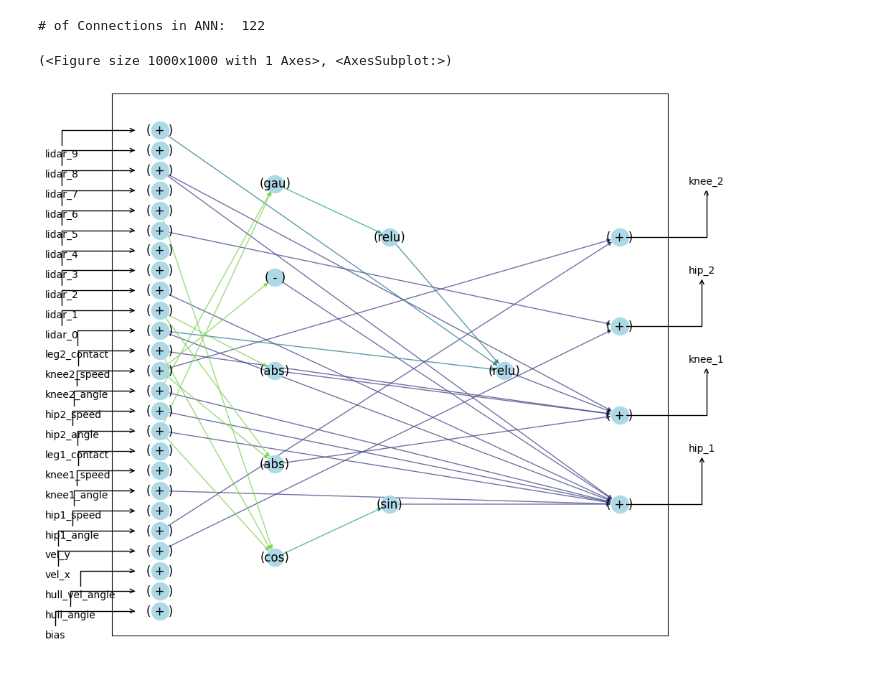
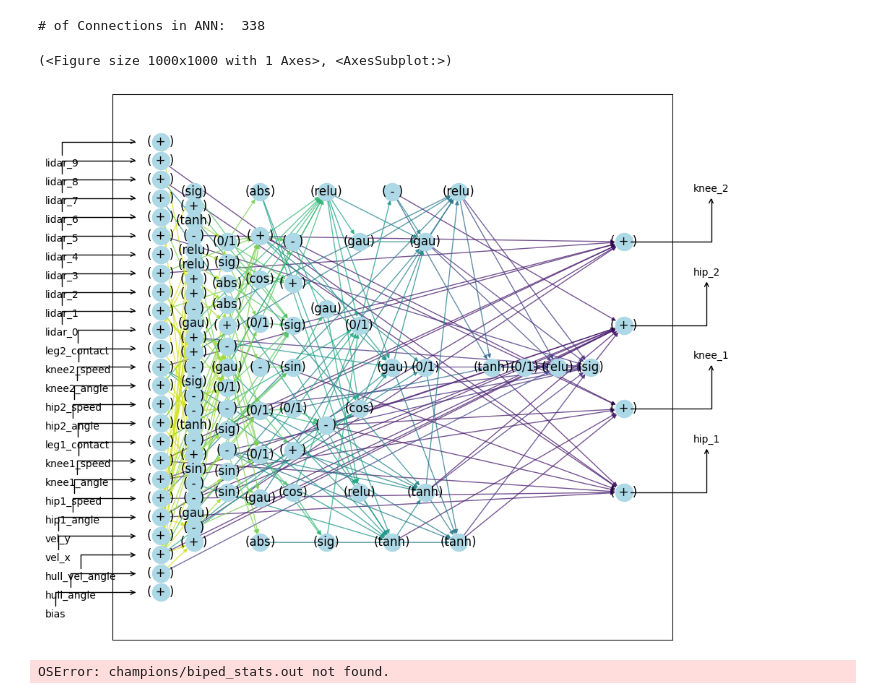
Before and after one commit to yurilavinas/brain-tokyo-workshop, a Jupyter notebook: WANNRelease/prettyNeatWann/Visualization.ipynb, the cells around one changed output. Saved outputs shown, nothing was run; the diff lists cells and outputs as text; code cells hidden in the pictures.

Commit message:
improving best

```diff
--- a/WANNRelease/prettyNeatWann/Visualization.ipynb
+++ b/WANNRelease/prettyNeatWann/Visualization.ipynb
@@ -5,11 +5,11 @@ import vis as nv
 import numpy as np
 from matplotlib import pyplot as plt
 # %%
-nv.viewInd('log/mean_best.out','bipedhard')
+nv.viewInd('champions/biped.out','bipedhard')
 # %% [output]
-# of Connections in ANN:  122
+# of Connections in ANN:  338
 (<Figure size 1000x1000 with 1 Axes>, <AxesSubplot:>)
-[figure, old version]
+[figure, new version]
 # %%
 # Load stats:
 """
@@ -24,6 +24,8 @@ nv.viewInd('log/mean_best.out','bipedhard')
 6: median # of nodes in population
 7: median # of connections in population]
 """
-stats = np.loadtxt('log/mean_stats.out', delimiter=',')
+stats = np.loadtxt('champions/biped_stats.out', delimiter=',')
+# %% [output]
+OSError: champions/biped_stats.out not found.
 # %%
 len(stats[1,:])
```
Also changed, not shown: parts of 2 cells of this notebook, 13 other files.
